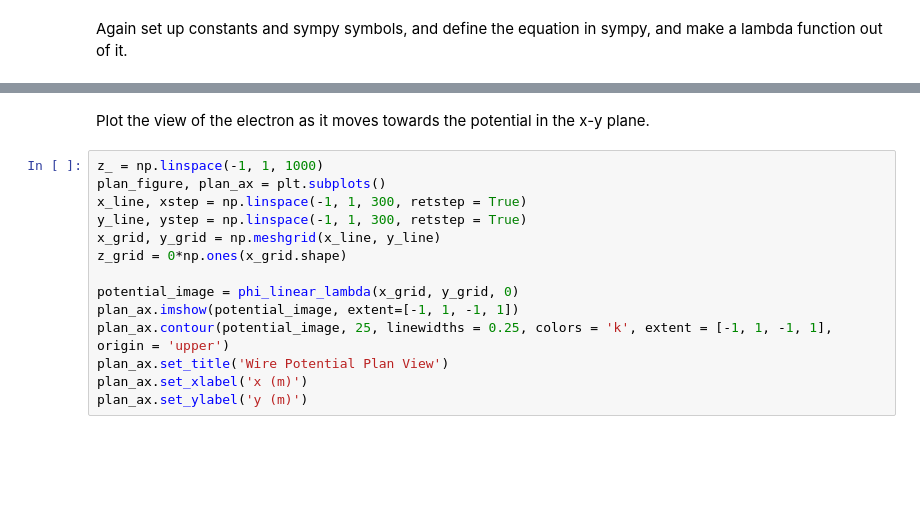
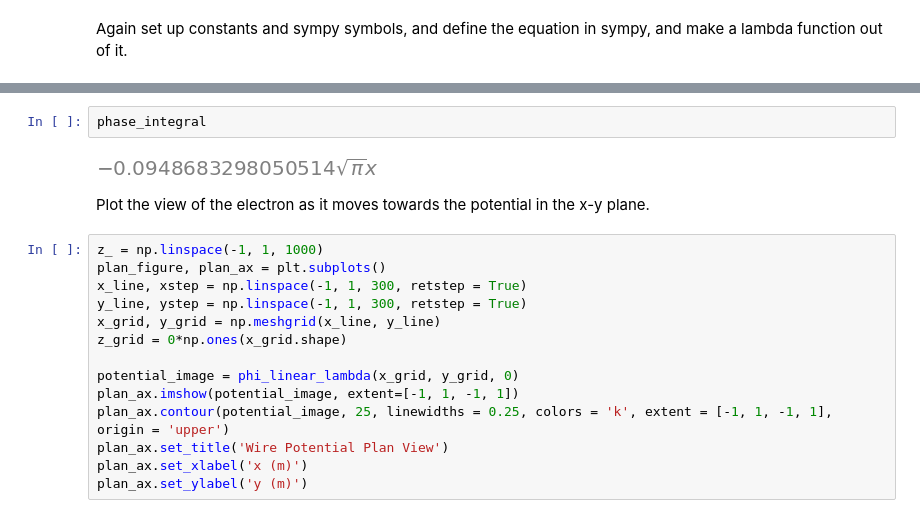
Before and after one commit to AMCLab/TEMGYMAdvanced, a Jupyter notebook: JanghyunCOMAnalysis/refraction_baseline.ipynb, the cells around one changed output, grey strips where cells are left out. Saved outputs shown, nothing was run; the diff lists cells and outputs as text; blank space fills up the shorter version.

```diff
--- a/JanghyunCOMAnalysis/refraction_baseline.ipynb
+++ b/JanghyunCOMAnalysis/refraction_baseline.ipynb
@@ -39,4 +44,8 @@ sp.plot(phi_linear, (x, -2, 2))
 <sympy.plotting.plot.Plot at 0x...>
+# %%
+phase_integral
+# %% [output]
+[figure, added]
 # %% [markdown]
 Plot the view of the electron as it moves towards the potential in the x-y plane.
 # %%
```
Also changed, not shown: parts of 17 cells of this notebook, 1 other file.
